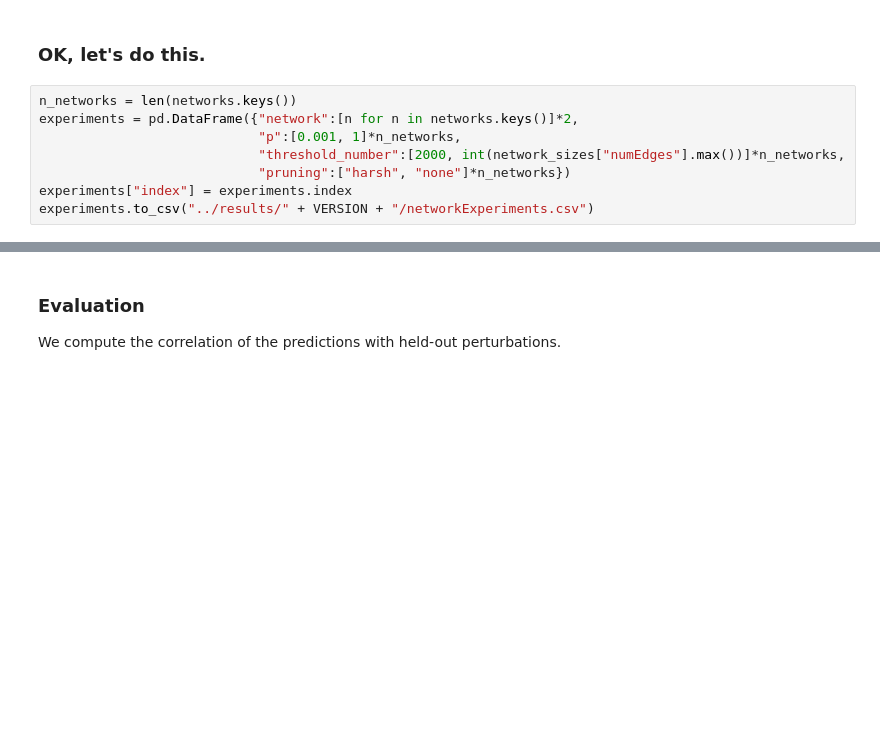
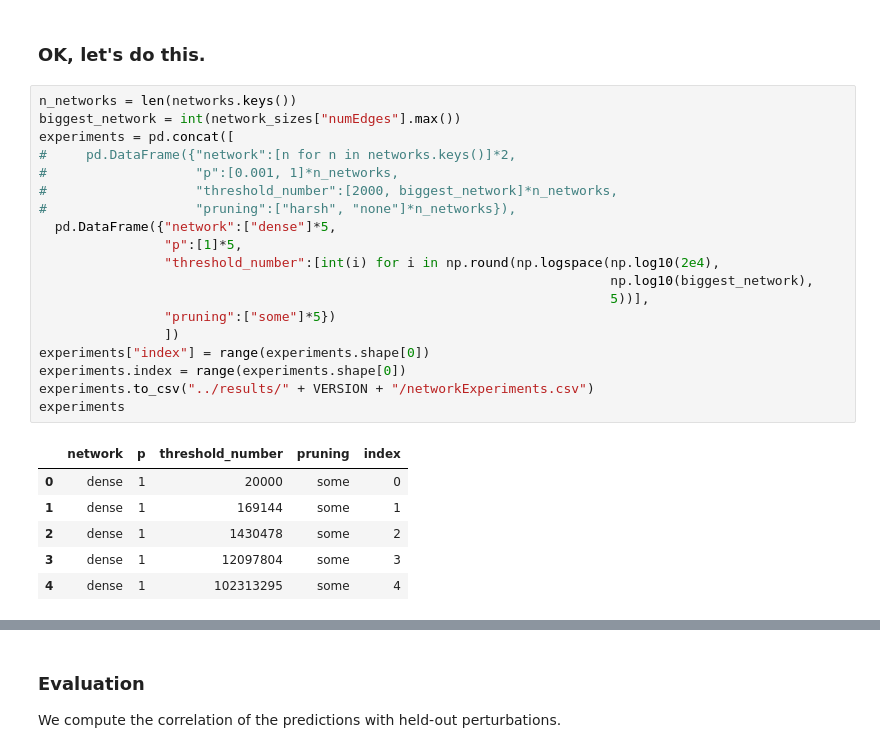
Before and after one commit to ekernf01/perturbation_benchmarking, a Jupyter notebook: scripts/in_silico_perturbation.ipynb, the cells around one changed output, grey strips where cells are left out. Cells and saved outputs as stored; diff of their text form; blank space fills up the shorter version.

```diff
--- a/scripts/in_silico_perturbation.ipynb
+++ b/scripts/in_silico_perturbation.ipynb
@@ -439,12 +441,30 @@ Training set size:
 ### OK, let's do this.
 # %%
 n_networks = len(networks.keys())
-experiments = pd.DataFrame({"network":[n for n in networks.keys()]*2,
-                            "p":[0.001, 1]*n_networks,
-                            "threshold_number":[2000, int(network_sizes["numEdges"].max())]*n_networks,
-                            "pruning":["harsh", "none"]*n_networks})
-experiments["index"] = experiments.index
+biggest_network = int(network_sizes["numEdges"].max())
+experiments = pd.concat([
+#     pd.DataFrame({"network":[n for n in networks.keys()]*2,
+#                   "p":[0.001, 1]*n_networks,
+#                   "threshold_number":[2000, biggest_network]*n_networks,
+#                   "pruning":["harsh", "none"]*n_networks}),
+  pd.DataFrame({"network":["dense"]*5,
+                "p":[1]*5,
+                "threshold_number":[int(i) for i in np.round(np.logspace(np.log10(2e4),
+                                                                         np.log10(biggest_network),
+                                                                         5))],
+                "pruning":["some"]*5})
+                ])
+experiments["index"] = range(experiments.shape[0])
+experiments.index = range(experiments.shape[0])
 experiments.to_csv("../results/" + VERSION + "/networkExperiments.csv")
+experiments
+# %% [output]
+|  | network | p | threshold_number | pruning | index |
+| 0 | dense | 1 | 20000 | some | 0 |
+| 1 | dense | 1 | 169144 | some | 1 |
+| 2 | dense | 1 | 1430478 | some | 2 |
+| 3 | dense | 1 | 12097804 | some | 3 |
+| 4 | dense | 1 | 102313295 | some | 4 |
 # %%
 predictions = {
     i: trainCausalModelAndPredict(expression=ko_lab_esc_data_train,
```
Also changed, not shown: parts of 29 cells of this notebook, 8 other files.
